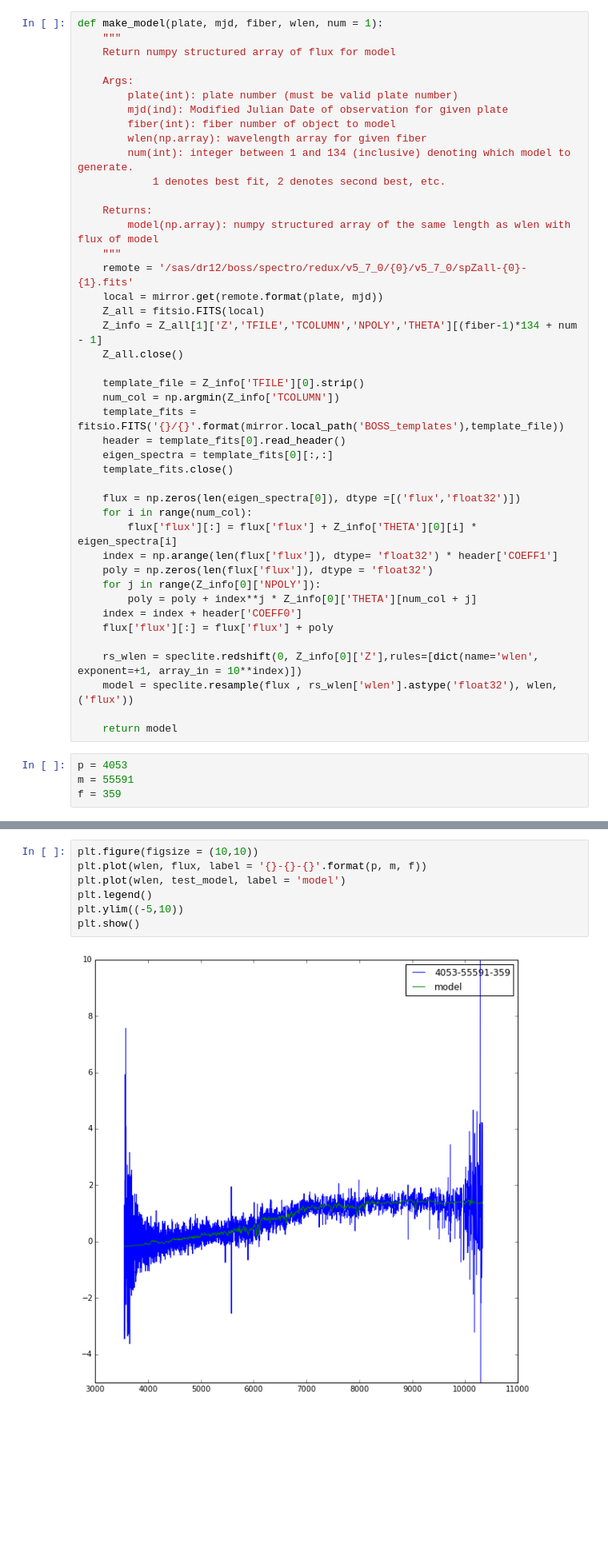
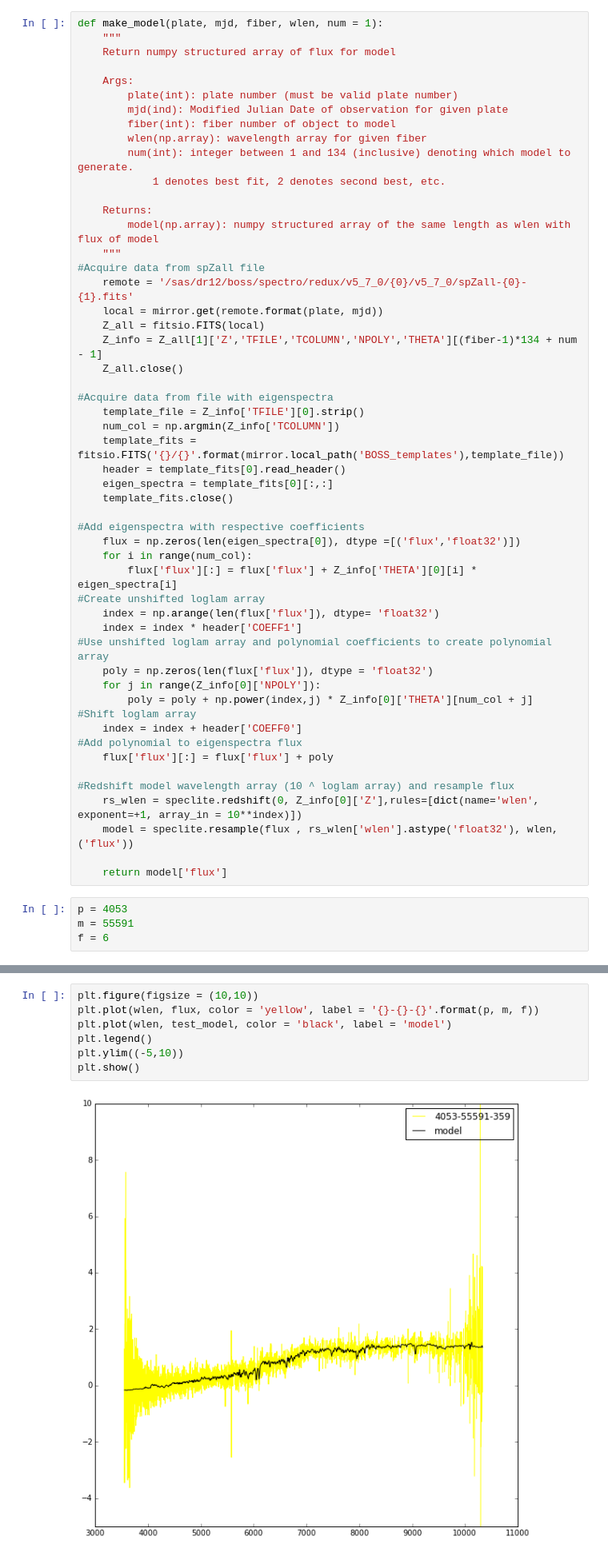
Before and after one commit to kgage/bossghost, a Jupyter notebook: ModelFlux.ipynb, the cells around one changed output, grey strips where cells are left out. Shown at 80% size. Drawn from its saved outputs; the diff is of its cells as text; blank space fills up the shorter version.

Commit message:
testing models and errors

```diff
--- a/ModelFlux.ipynb
+++ b/ModelFlux.ipynb
@@ -31,12 +30,14 @@ def make_model(plate, mjd, fiber, wlen, num = 1):
     Returns:
         model(np.array): numpy structured array of the same length as wlen with flux of model
     """
+#Acquire data from spZall file
     remote = '/sas/dr12/boss/spectro/redux/v5_7_0/{0}/v5_7_0/spZall-{0}-{1}.fits'
     local = mirror.get(remote.format(plate, mjd))
     Z_all = fitsio.FITS(local)
     Z_info = Z_all[1]['Z','TFILE','TCOLUMN','NPOLY','THETA'][(fiber-1)*134 + num - 1]
     Z_all.close()
 
+#Acquire data from file with eigenspectra
     template_file = Z_info['TFILE'][0].strip()
     num_col = np.argmin(Z_info['TCOLUMN'])
     template_fits = fitsio.FITS('{}/{}'.format(mirror.local_path('BOSS_templates'),template_file))
@@ -44,24 +45,31 @@ def make_model(plate, mjd, fiber, wlen, num = 1):
     eigen_spectra = template_fits[0][:,:]
     template_fits.close()
 
+#Add eigenspectra with respective coefficients
     flux = np.zeros(len(eigen_spectra[0]), dtype =[('flux','float32')])
     for i in range(num_col):
         flux['flux'][:] = flux['flux'] + Z_info['THETA'][0][i] * eigen_spectra[i]
-    index = np.arange(len(flux['flux']), dtype= 'float32') * header['COEFF1']
+#Create unshifted loglam array
+    index = np.arange(len(flux['flux']), dtype= 'float32')
+    index = index * header['COEFF1']
+#Use unshifted loglam array and polynomial coefficients to create polynomial array
     poly = np.zeros(len(flux['flux']), dtype = 'float32')
     for j in range(Z_info[0]['NPOLY']):
-        poly = poly + index**j * Z_info[0]['THETA'][num_col + j]
+        poly = poly + np.power(index,j) * Z_info[0]['THETA'][num_col + j]
+#Shift loglam array
     index = index + header['COEFF0']
+#Add polynomial to eigenspectra flux
     flux['flux'][:] = flux['flux'] + poly
 
+#Redshift model wavelength array (10 ^ loglam array) and resample flux
     rs_wlen = speclite.redshift(0, Z_info[0]['Z'],rules=[dict(name='wlen', exponent=+1, array_in = 10**index)])
     model = speclite.resample(flux , rs_wlen['wlen'].astype('float32'), wlen, ('flux'))
 
-    return model
+    return model['flux']
 # %%
 p = 4053
 m = 55591
-f = 359
+f = 6
 # %% [markdown]
 To get the wavelength array, use bossdata. For the purposes of comparison, taking the best fit model array from the spec file will allow for plotting both versions of the best fit model.
 # %%
@@ -76,12 +86,12 @@ test_model = make_model(p, m, f, wlen)
 # %%
 plt.figure(figsize = (10,10))
-plt.plot(wlen, flux, label = '{}-{}-{}'.format(p, m, f))
-plt.plot(wlen, test_model, label = 'model')
+plt.plot(wlen, flux, color = 'yellow', label = '{}-{}-{}'.format(p, m, f))
+plt.plot(wlen, test_model, color = 'black', label = 'model')
 plt.legend()
 plt.ylim((-5,10))
 plt.show()
 # %% [output]
-[figure, old version]
+[figure, new version]
 # %%
 plt.figure(figsize = (10,10))
 plt.plot(wlen, model, label = 'spec file model')
```
Also changed, not shown: parts of 11 cells of this notebook.
